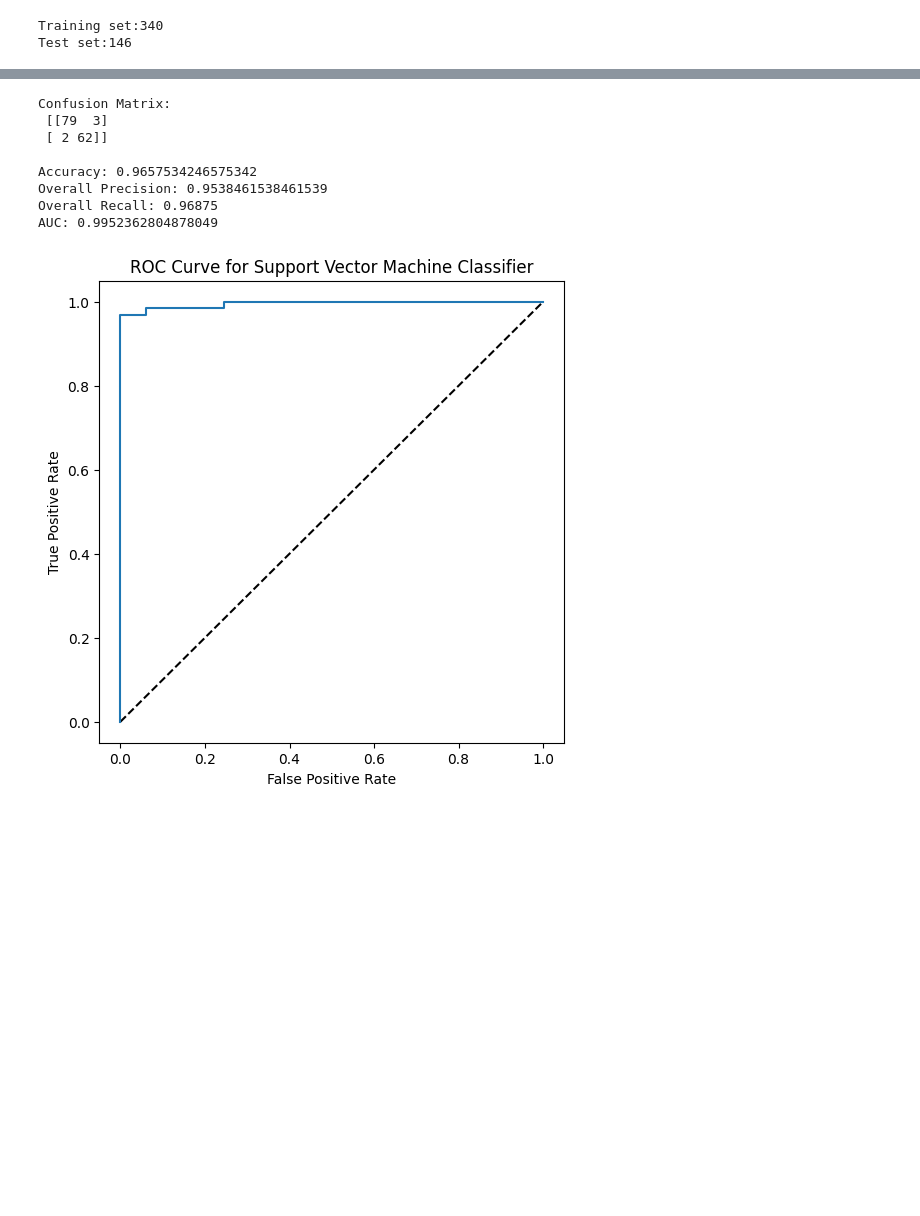
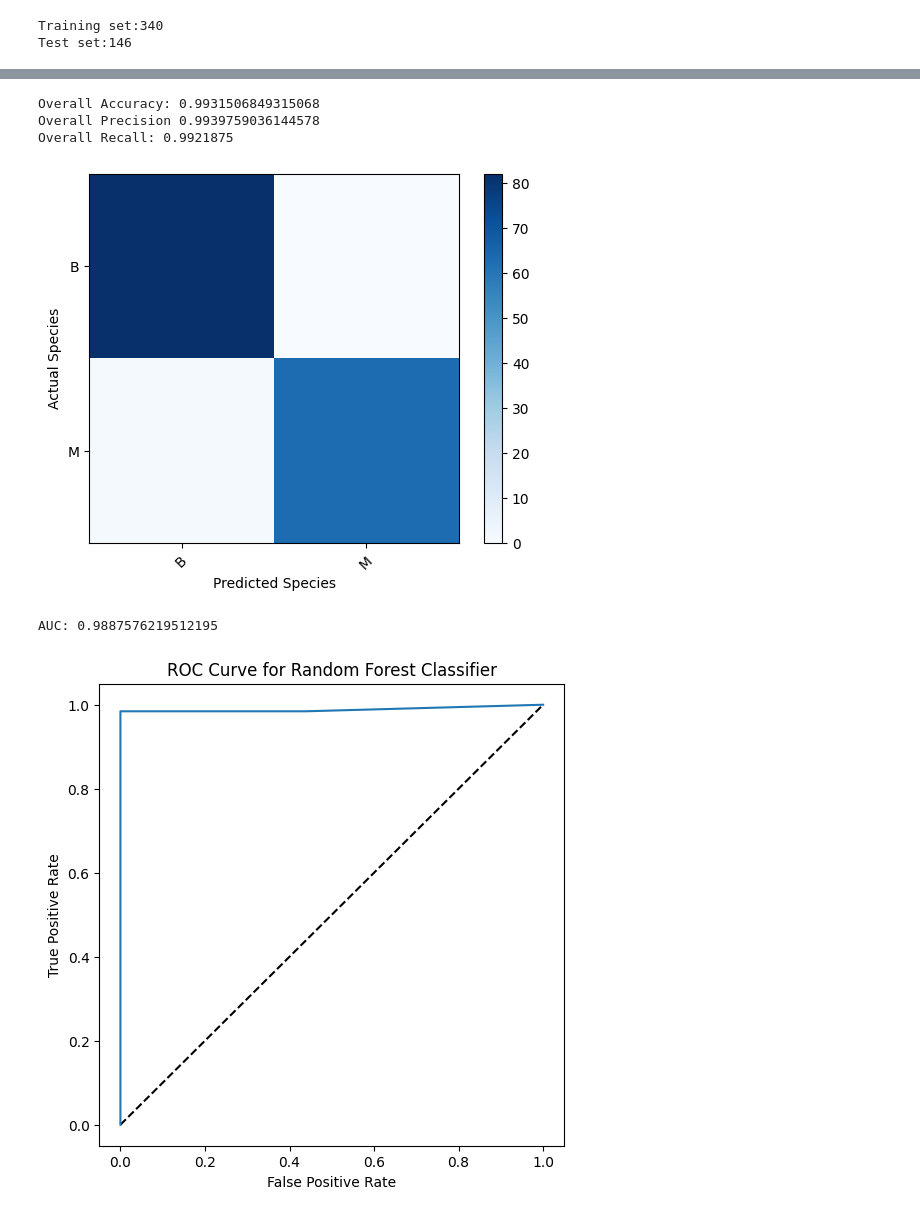
Before and after one commit to DanielPopoola/data-science-projects, a Jupyter notebook: Breast-Cancer-Prediction.ipynb, the cells around one changed output, grey strips where cells are left out. Drawn from its saved outputs; the diff is of its cells as text; code cells hidden in the pictures; blank space fills up the shorter version.

Commit message:
The model was trained using RandomForestClassifer

```diff
--- a/Breast-Cancer-Prediction.ipynb
+++ b/Breast-Cancer-Prediction.ipynb
@@ -127,37 +106,47 @@ Pipeline(steps=[('preprocessor',
 # %%
-# Get predictions from test data
+#Get predictions from test data
 predictions = model.predict(X_test)
-y_scores = model.predict_proba(X_test)
+predictions_prob = model.predict_proba(X_test)
 
-# Get evaluation metrics
-cm  = confusion_matrix(y_test, predictions)
-print ('Confusion Matrix:\n',cm, '\n')
-print('Accuracy:', accuracy_score(y_test, predictions))
-print("Overall Precision:",precision_score(y_test, predictions))
-print("Overall Recall:",recall_score(y_test, predictions))
-auc = roc_auc_score(y_test,y_scores[:,1])
+# Overall metrics
+print("Overall Accuracy:",accuracy_score(y_test,predictions))
+print("Overall Precision",precision_score(y_test,predictions,average='macro'))
+print("Overall Recall:",recall_score(y_test,predictions,average='macro'))
+#print("Average AUC:",roc_auc_score(y_wine_test,wine_predictions,multi_class='ovr'))
+
+
+# Confusion matrix
+mcm = confusion_matrix(y_test,predictions)
+
+plt.imshow(mcm, interpolation="nearest", cmap=plt.cm.Blues)
+plt.colorbar()
+tick_marks = np.arange(len(cancer_classes))
+plt.xticks(tick_marks, cancer_classes, rotation=45)
+plt.yticks(tick_marks, cancer_classes)
+plt.xlabel("Predicted Species")
+plt.ylabel("Actual Species")
+plt.show()
+
+auc = roc_auc_score(y_test, predictions_prob[:,1])
 print('AUC: ' + str(auc))
 
-# calculate ROC curve
-fpr, tpr, thresholds = roc_curve(y_test, y_scores[:,1])
+    # calculate ROC curve
+fpr, tpr, thresholds = roc_curve(y_test, predictions_prob[:,1])
 
-# plot ROC curve
+    # plot ROC curve
 fig = plt.figure(figsize=(6, 6))
-# Plot the diagonal 50% line
+    # Plot the diagonal 50% line
 plt.plot([0, 1], [0, 1], 'k--')
-# Plot the FPR and TPR achieved by our model
+    # Plot the FPR and TPR achieved by our model
 plt.plot(fpr, tpr)
 plt.xlabel('False Positive Rate')
 plt.ylabel('True Positive Rate')
-plt.title(f"ROC Curve for Support Vector Machine Classifier")
+plt.title(f"ROC Curve for Random Forest Classifier")
 plt.show()
 # %% [output]
-Confusion Matrix:
- [[79  3]
- [ 2 62]]
-
-Accuracy: 0.9657534246575342
-Overall Precision: 0.9538461538461539
-Overall Recall: 0.96875
-AUC: 0.9952362804878049
+Overall Accuracy: 0.9931506849315068
+Overall Precision 0.9939759036144578
+Overall Recall: 0.9921875
-[figure, old version]
+[figure, new version]
+AUC: 0.9887576219512195
+[figure, added]
```
Also changed, not shown: parts of 3 cells of this notebook.
